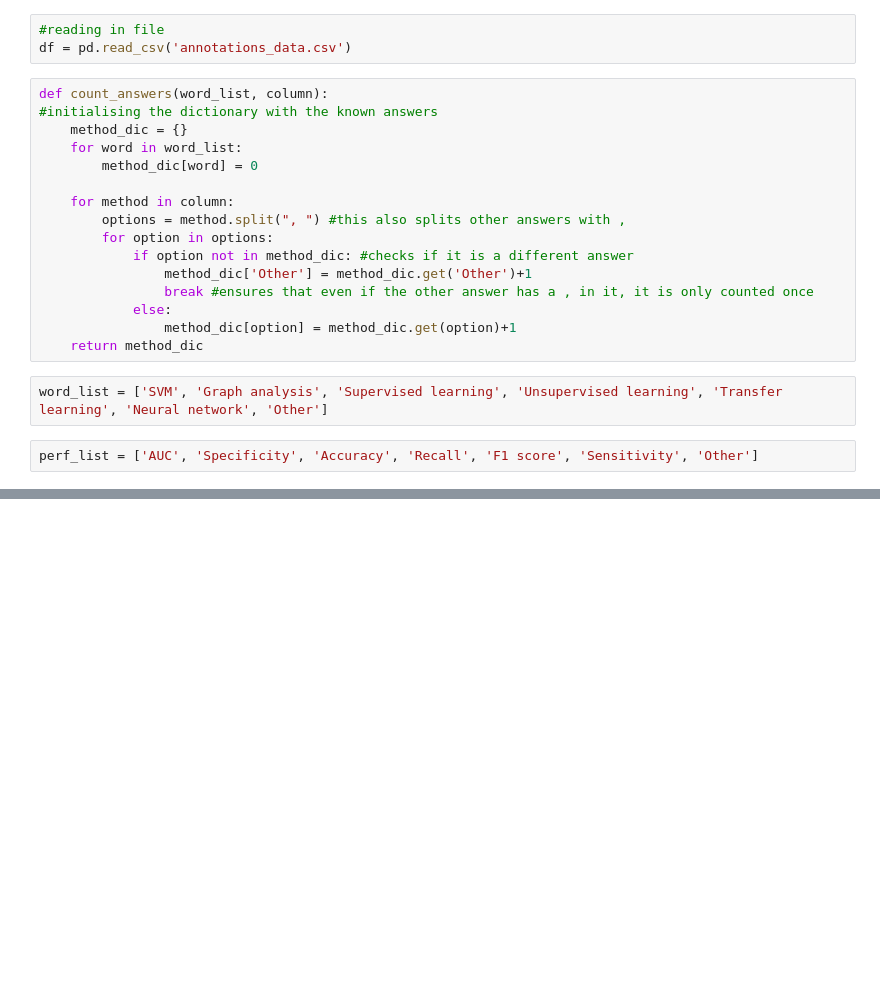
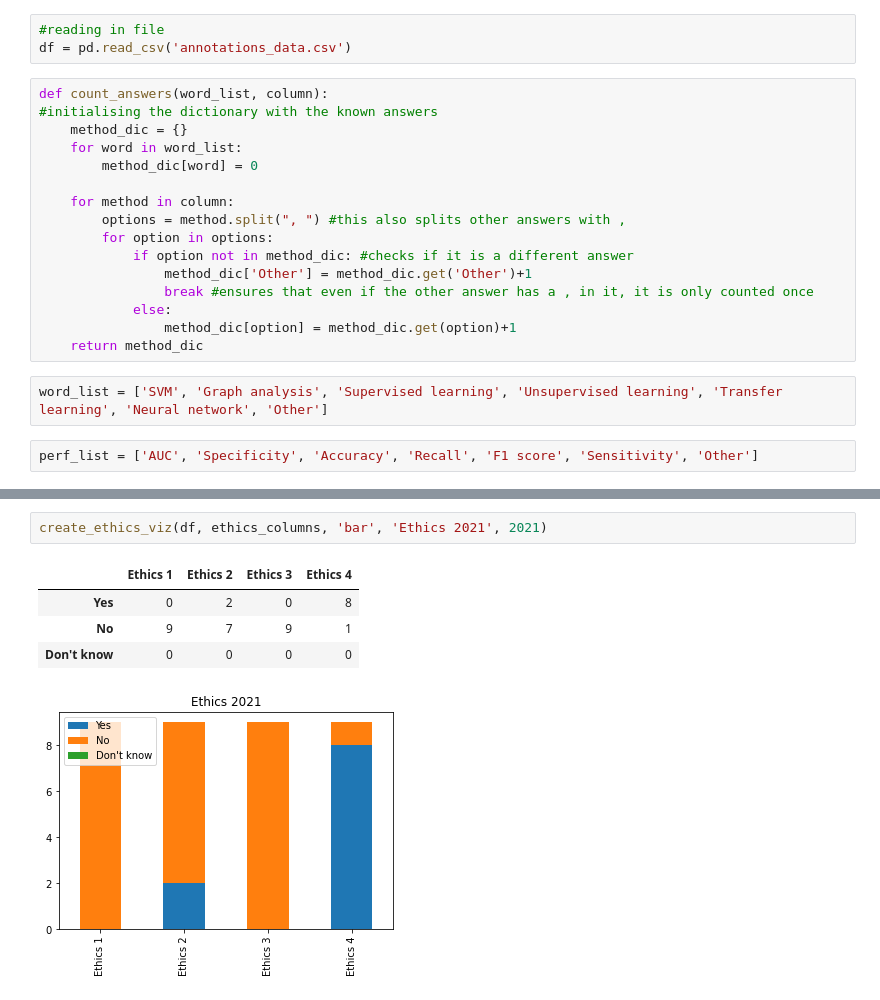
Before and after one commit to christinekaarde/MICCAI-review-thesis, a Jupyter notebook: analysis/data analysis.ipynb, the cells around one changed output, grey strips where cells are left out. Saved outputs shown, nothing was run; the diff lists cells and outputs as text; blank space fills up the shorter version.

```diff
--- a/analysis/data analysis.ipynb
+++ b/analysis/data analysis.ipynb
@@ -68,0 +143,8 @@ create_viz(df, perf_list, 9,'bar', 'performance measures')
+# %%
+create_ethics_viz(df, ethics_columns, 'bar', 'Ethics 2021', 2021)
+# %% [output]
+|  | Ethics 1 | Ethics 2 | Ethics 3 | Ethics 4 |
+| Yes | 0 | 2 | 0 | 8 |
+| No | 9 | 7 | 9 | 1 |
+| Don't know | 0 | 0 | 0 | 0 |
+[figure, added]
```
Also changed, not shown: parts of 8 cells of this notebook, 7 other files.
